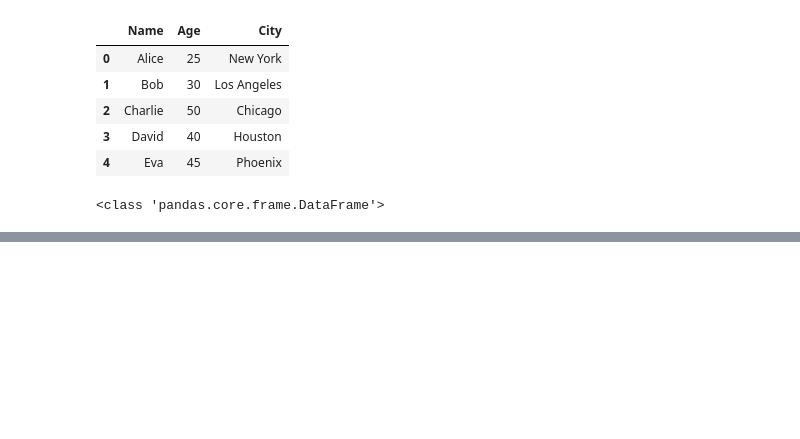
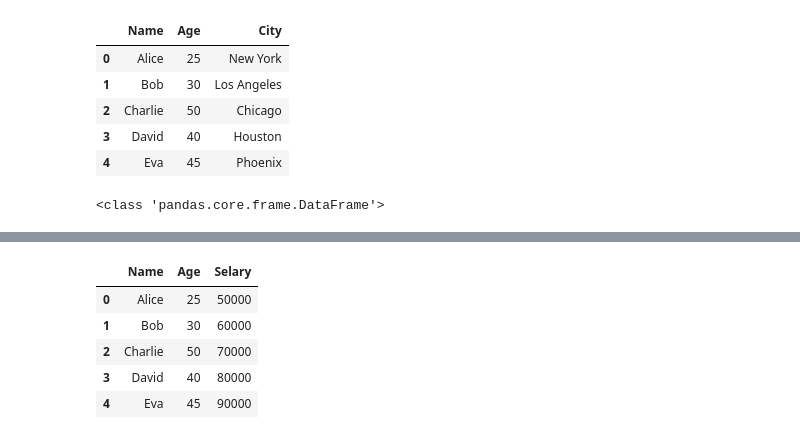
Before and after one commit to Maruf0275/Machine-Learning-CIT, a Jupyter notebook: Python-Libraries/Pandas.ipynb, the cells around one changed output, grey strips where cells are left out. Saved outputs shown, nothing was run; the diff lists cells and outputs as text; code cells hidden in the pictures; blank space fills up the shorter version.

```diff
--- a/Python-Libraries/Pandas.ipynb
+++ b/Python-Libraries/Pandas.ipynb
@@ -68,0 +99,15 @@ print(type(df))
+# %%
+data_new = {
+    'Name': ['Alice', 'Bob', 'Charlie', 'David', 'Eva'],
+    'Age': [25, 30, 50 ,40, 45],
+    'Selary': [50000, 60000, 70000, 80000, 90000]
+}
+df = pd.DataFrame(data_new)
+df
+# %% [output]
+|  | Name | Age | Selary |
+| 0 | Alice | 25 | 50000 |
+| 1 | Bob | 30 | 60000 |
+| 2 | Charlie | 50 | 70000 |
+| 3 | David | 40 | 80000 |
+| 4 | Eva | 45 | 90000 |
```
Also changed, not shown: parts of 19 cells of this notebook.
